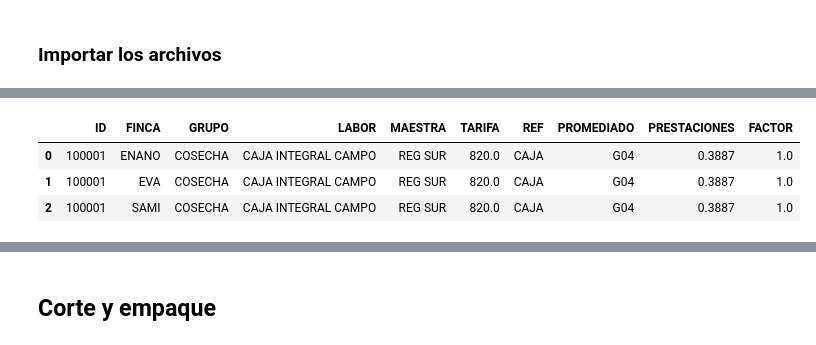
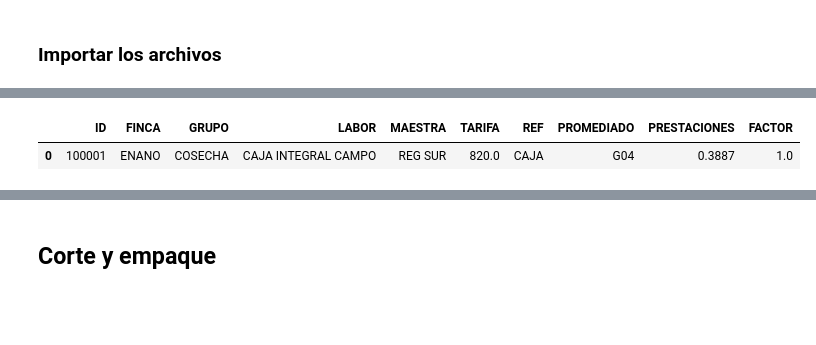
Before and after one commit to ngarrido24/mano_de_obra_agrovid, a Jupyter notebook: mano_de_obra.ipynb, the cells around one changed output, grey strips where cells are left out. Saved outputs shown, nothing was run; the diff lists cells and outputs as text; code cells hidden in the pictures; blank space fills up the shorter version.

```diff
--- a/mano_de_obra.ipynb
+++ b/mano_de_obra.ipynb
@@ -239,6 +241,7 @@ try:
         logger.info(f"file_key: {file} read successfully")
         map_with_dfs[key] = df
     cut_emp = map_with_dfs["cut_emp"]
+    promediado = map_with_dfs["promediado"]
 
 except Exception as e:
     logger.error(
@@ -254,8 +258,6 @@ except Exception as e:
 # %%
-cut_emp.head(3)
+cut_emp.head(1)
 # %% [output]
 |  | ID | FINCA | GRUPO | LABOR | MAESTRA | TARIFA | REF | PROMEDIADO | PRESTACIONES | FACTOR |
 | 0 | 100001 | ENANO | COSECHA | CAJA INTEGRAL CAMPO | REG SUR | 820.0 | CAJA | G04 | 0.3887 | 1.0 |
-| 1 | 100001 | EVA | COSECHA | CAJA INTEGRAL CAMPO | REG SUR | 820.0 | CAJA | G04 | 0.3887 | 1.0 |
-| 2 | 100001 | SAMI | COSECHA | CAJA INTEGRAL CAMPO | REG SUR | 820.0 | CAJA | G04 | 0.3887 | 1.0 |
 # %%
```
Also changed, not shown: parts of 21 cells of this notebook, 1 other file.
